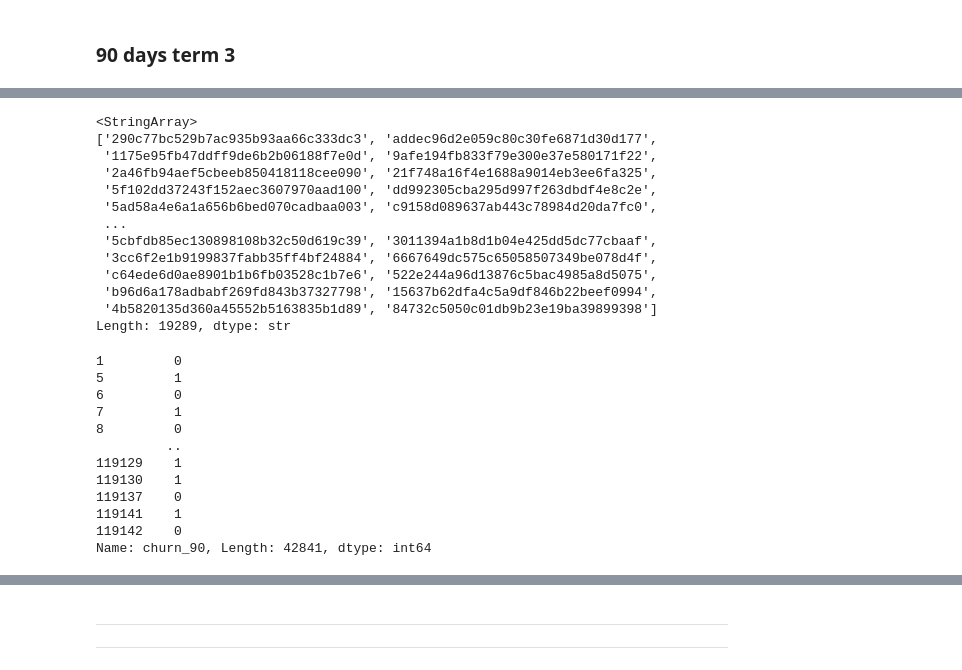
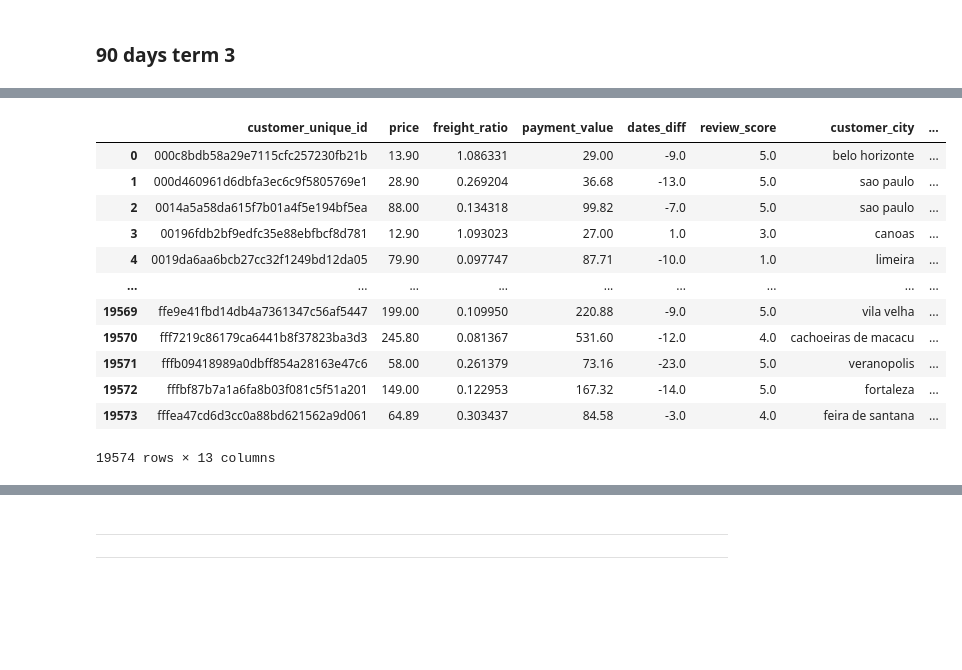
Before and after one commit to SilvanaKoga/tfm-uned-churn, a Jupyter notebook: Notebooks/Data_preparation 1.ipynb, the cells around one changed output, grey strips where cells are left out. Drawn from its saved outputs; the diff is of its cells as text; code cells hidden in the pictures; blank space fills up the shorter version.

```diff
--- a/Notebooks/Data_preparation 1.ipynb
+++ b/Notebooks/Data_preparation 1.ipynb
@@ -339,4 +262,5 @@ Timestamp('2018-02-26 21:15:19')
 # %%
-obs_90_t3_df = olist_df[(olist_df["order_purchase_timestamp"]>= start_date_90_t3) & (olist_df["order_purchase_timestamp"] < end_date_t3)]
-
-obs_90_t3_df
+is_customers_t3 = olist_df[
+    (olist_df["order_purchase_timestamp"] >= start_date_90_t3) &
+    (olist_df["order_purchase_timestamp"] < ninety_days_later_t3)
+]["customer_unique_id"].unique()
@@ -369,42 +274,40 @@ Name: count, dtype: int64
 # %%
-future_active_ids_t3 = obs_90_t3_df[
-    (obs_90_t3_df["order_purchase_timestamp"] >= ninety_days_later_t3) &
-    (obs_90_t3_df["order_purchase_timestamp"] < end_date_t3)
-]["customer_unique_id"].unique()
-
-future_active_ids_t3
+obs_t3_df = olist_df[olist_df["customer_unique_id"].isin(is_customers_t3)].copy()
+obs_t3_df = obs_t3_df[
+    (obs_t3_df["order_purchase_timestamp"] >= start_date_90_t3) &
+    (obs_t3_df["order_purchase_timestamp"] < ninety_days_later_t3)]
-# %% [output]
-<StringArray>
-['290c77bc529b7ac935b93aa66c333dc3', 'addec96d2e059c80c30fe6871d30d177',
- '1175e95fb47ddff9de6b2b06188f7e0d', '9afe194fb833f79e300e37e580171f22',
- '2a46fb94aef5cbeeb850418118cee090', '21f748a16f4e1688a9014eb3ee6fa325',
- '5f102dd37243f152aec3607970aad100', 'dd992305cba295d997f263dbdf4e8c2e',
- '5ad58a4e6a1a656b6bed070cadbaa003', 'c9158d089637ab443c78984d20da7fc0',
- ...
- '5cbfdb85ec130898108b32c50d619c39', '3011394a1b8d1b04e425dd5dc77cbaaf',
- '3cc6f2e1b9199837fabb35ff4bf24884', '6667649dc575c65058507349be078d4f',
- 'c64ede6d0ae8901b1b6fb03528c1b7e6', '522e244a96d13876c5bac4985a8d5075',
- 'b96d6a178adbabf269fd843b37327798', '15637b62dfa4c5a9df846b22beef0994',
- '4b5820135d360a45552b5163835b1d89', '84732c5050c01db9b23e19ba39899398']
-Length: 19289, dtype: str
 # %%
-obs_90_t3_df["churn_90"] = (
-    (obs_90_t3_df["is_customer"] == 1) &
-    (~obs_90_t3_df["customer_unique_id"].isin(future_active_ids_t3))
-).astype(int)
+dataset_90_t3_df = obs_t3_df.groupby('customer_unique_id').agg({
+    'price': 'sum',            # Total spent on the order (47.40 + 39.90)
+    'freight_ratio': 'mean',    # Total shipping cost
+    'payment_value': 'sum',    # Total amount charged to credit card
+    'dates_diff': 'mean',
+    'review_score': 'mean',
 
-obs_90_t3_df["churn_90"]
+    # Categorical and indicator columns to pull forward
+    'customer_city': 'first',
+    'customer_state': 'first',
+    'order_status': 'first',
+    'payment_sequential': 'max',
+    'payment_type': 'first',
+    'payment_installments': 'max',
+    'product_cat': 'first'
+
+}).reset_index()
+
+dataset_90_t3_df
 # %% [output]
+|  | customer_unique_id | price | freight_ratio | payment_value | dates_diff | review_score | customer_city | ... |
+| 0 | 000c8bdb58a29e7115cfc257230fb21b | 13.90 | 1.086331 | 29.00 | -9.0 | 5.0 | belo horizonte | ... |
+| 1 | 000d460961d6dbfa3ec6c9f5805769e1 | 28.90 | 0.269204 | 36.68 | -13.0 | 5.0 | sao paulo | ... |
+| 2 | 0014a5a58da615f7b01a4f5e194bf5ea | 88.00 | 0.134318 | 99.82 | -7.0 | 5.0 | sao paulo | ... |
+| 3 | 00196fdb2bf9edfc35e88ebfbcf8d781 | 12.90 | 1.093023 | 27.00 | 1.0 | 3.0 | canoas | ... |
+| 4 | 0019da6aa6bcb27cc32f1249bd12da05 | 79.90 | 0.097747 | 87.71 | -10.0 | 1.0 | limeira | ... |
+| ... | ... | ... | ... | ... | ... | ... | ... | ... |
+| 19569 | ffe9e41fbd14db4a7361347c56af5447 | 199.00 | 0.109950 | 220.88 | -9.0 | 5.0 | vila velha | ... |
+| 19570 | fff7219c86179ca6441b8f37823ba3d3 | 245.80 | 0.081367 | 531.60 | -12.0 | 4.0 | cachoeiras de macacu | ... |
+| 19571 | fffb09418989a0dbff854a28163e47c6 | 58.00 | 0.261379 | 73.16 | -23.0 | 5.0 | veranopolis | ... |
+| 19572 | fffbf87b7a1a6fa8b03f081c5f51a201 | 149.00 | 0.122953 | 167.32 | -14.0 | 5.0 | fortaleza | ... |
+| 19573 | fffea47cd6d3cc0a88bd621562a9d061 | 64.89 | 0.303437 | 84.58 | -3.0 | 4.0 | feira de santana | ... |
-1         0
-5         1
-6         0
-7         1
-8         0
-         ..
-119129    1
-119130    1
-119137    0
-119141    1
-119142    0
-Name: churn_90, Length: 42841, dtype: int64
+19574 rows × 13 columns
 # %%
```
Also changed, not shown: parts of 79 cells of this notebook.
